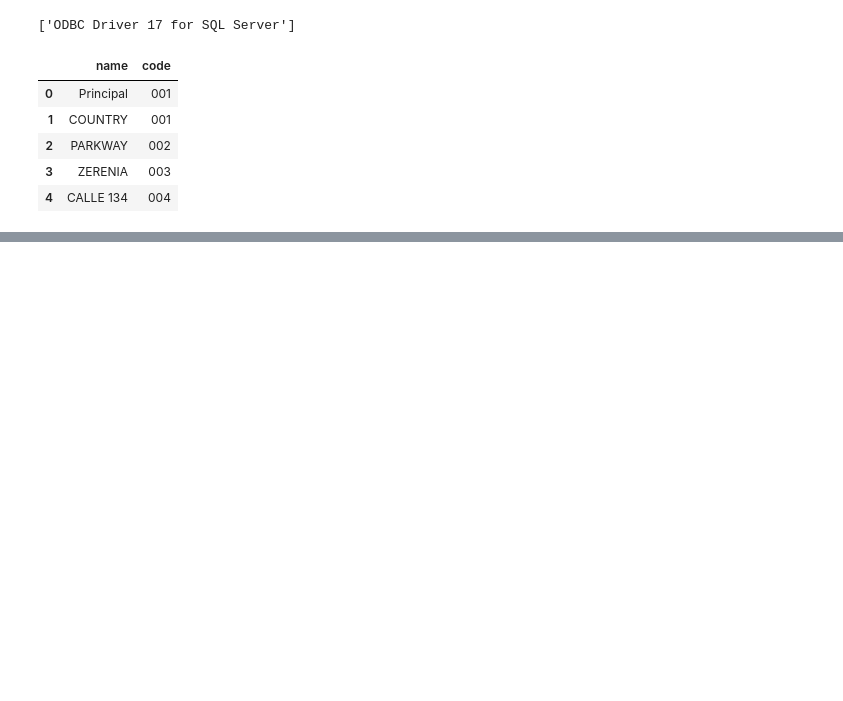
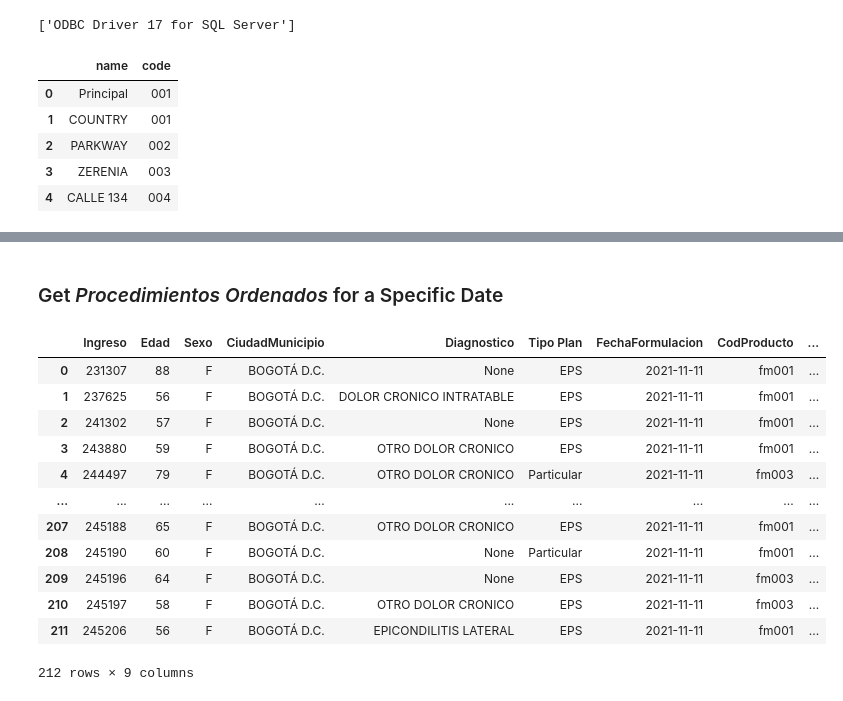
Before and after one commit to princeKike27/Khiron-Next-Buyers-FM, a Jupyter notebook: Khiron_Next_Buyers_FM.ipynb, the cells around one changed output, grey strips where cells are left out. Drawn from its saved outputs; the diff is of its cells as text; code cells hidden in the pictures; blank space fills up the shorter version.

```diff
--- a/Khiron_Next_Buyers_FM.ipynb
+++ b/Khiron_Next_Buyers_FM.ipynb
@@ -1621,0 +1591,2 @@ df_offices.head()
+# %% [markdown]
+### Get *Procedimientos Ordenados* for a Specific Date
@@ -1621,0 +1661,20 @@ df_offices.head()
+# %%
+# get procedures for 2021-11-11
+df_date = get_procedures(2021, 11, 11)
+# %%
+# check df
+df_date
+# %% [output]
+|  | Ingreso | Edad | Sexo | CiudadMunicipio | Diagnostico | Tipo Plan | FechaFormulacion | CodProducto | ... |
+| 0 | 231307 | 88 | F | BOGOTÁ D.C. | None | EPS | 2021-11-11 | fm001 | ... |
+| 1 | 237625 | 56 | F | BOGOTÁ D.C. | DOLOR CRONICO INTRATABLE | EPS | 2021-11-11 | fm001 | ... |
+| 2 | 241302 | 57 | F | BOGOTÁ D.C. | None | EPS | 2021-11-11 | fm001 | ... |
+| 3 | 243880 | 59 | F | BOGOTÁ D.C. | OTRO DOLOR CRONICO | EPS | 2021-11-11 | fm001 | ... |
+| 4 | 244497 | 79 | F | BOGOTÁ D.C. | OTRO DOLOR CRONICO | Particular | 2021-11-11 | fm003 | ... |
+| ... | ... | ... | ... | ... | ... | ... | ... | ... | ... |
+| 207 | 245188 | 65 | F | BOGOTÁ D.C. | OTRO DOLOR CRONICO | EPS | 2021-11-11 | fm001 | ... |
+| 208 | 245190 | 60 | F | BOGOTÁ D.C. | None | Particular | 2021-11-11 | fm001 | ... |
+| 209 | 245196 | 64 | F | BOGOTÁ D.C. | None | EPS | 2021-11-11 | fm003 | ... |
+| 210 | 245197 | 58 | F | BOGOTÁ D.C. | OTRO DOLOR CRONICO | EPS | 2021-11-11 | fm003 | ... |
+| 211 | 245206 | 56 | F | BOGOTÁ D.C. | EPICONDILITIS LATERAL | EPS | 2021-11-11 | fm001 | ... |
+212 rows × 9 columns
```
Also changed, not shown: parts of 17 cells of this notebook.
